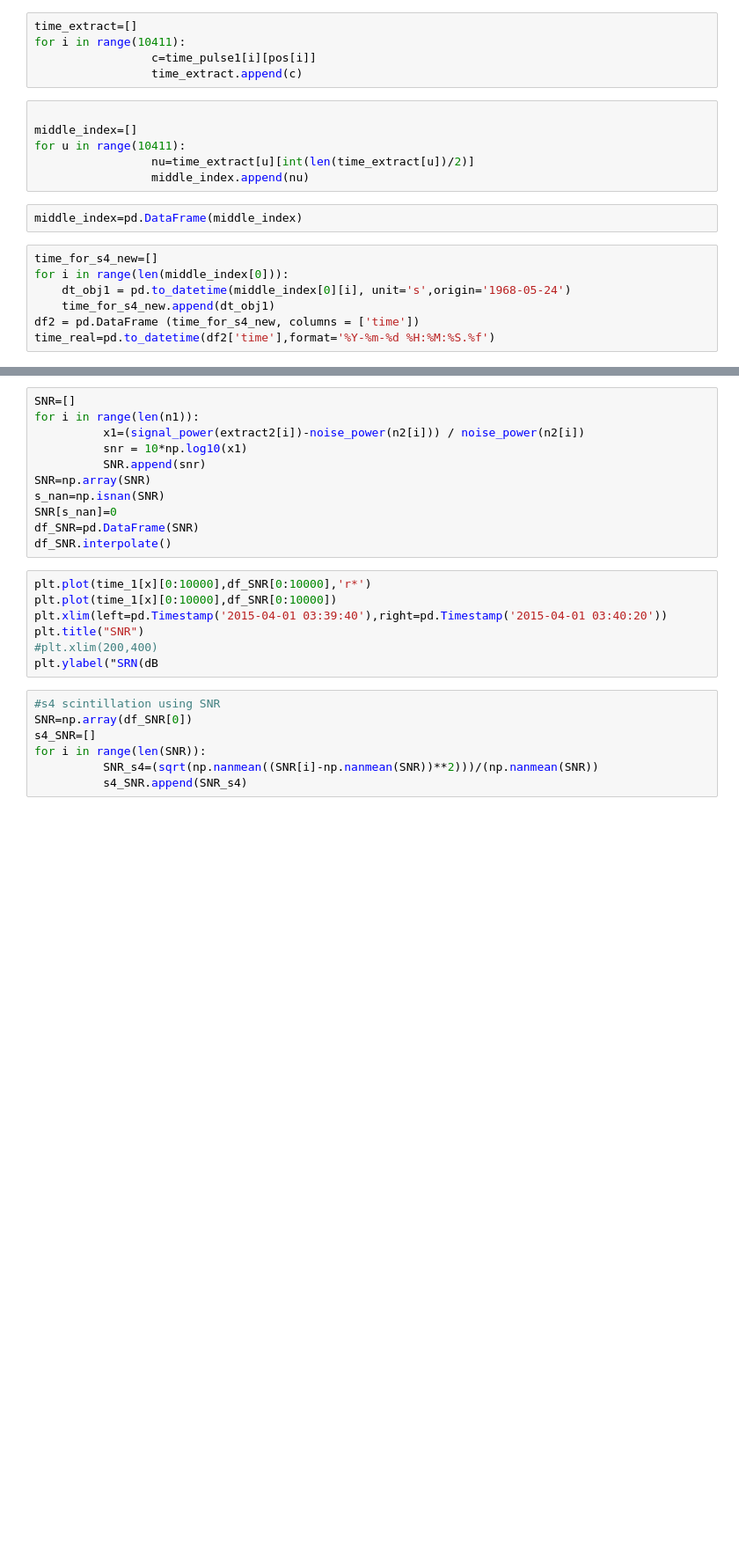
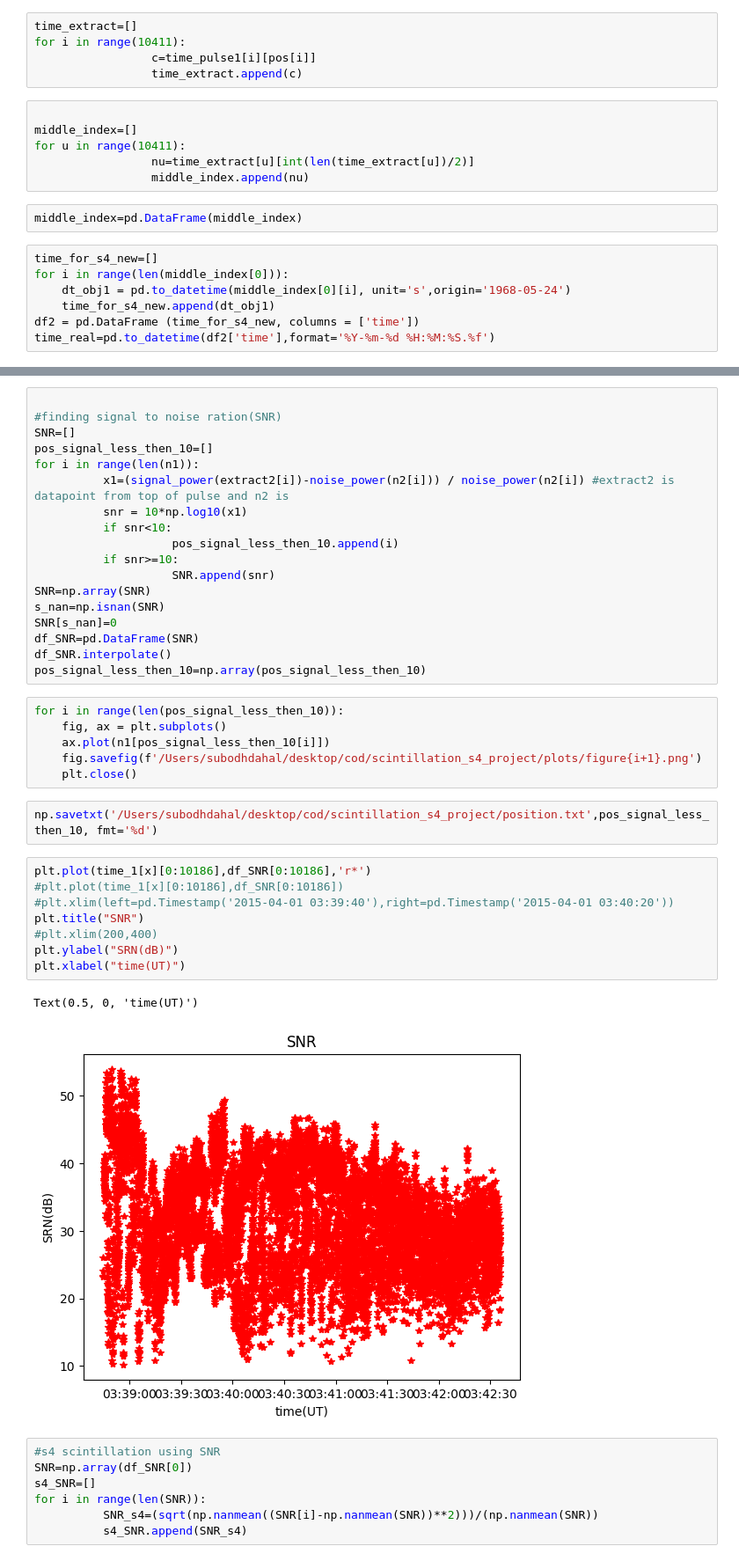
Before and after one commit to subodhdahal1988/scintillation_s4_project, a Jupyter notebook: s4_project.ipynb, the cells around one changed output, grey strips where cells are left out. Shown at 88% size. Saved outputs shown, nothing was run; the diff lists cells and outputs as text; blank space fills up the shorter version.

```diff
--- a/s4_project.ipynb
+++ b/s4_project.ipynb
@@ -262,21 +281,40 @@ def noise_power(noise_data):
 # %%
+
+#finding signal to noise ration(SNR)
 SNR=[]
+pos_signal_less_then_10=[]
 for i in range(len(n1)):
-          x1=(signal_power(extract2[i])-noise_power(n2[i])) / noise_power(n2[i])
+          x1=(signal_power(extract2[i])-noise_power(n2[i])) / noise_power(n2[i]) #extract2 is datapoint from top of pulse and n2 is
           snr = 10*np.log10(x1)
-          SNR.append(snr)
+          if snr<10:
+                    pos_signal_less_then_10.append(i)
+          if snr>=10:
+                    SNR.append(snr)
 SNR=np.array(SNR)
 s_nan=np.isnan(SNR)
 SNR[s_nan]=0
 df_SNR=pd.DataFrame(SNR)
 df_SNR.interpolate()
+pos_signal_less_then_10=np.array(pos_signal_less_then_10)
+# %%
+for i in range(len(pos_signal_less_then_10)):
+    fig, ax = plt.subplots()
+    ax.plot(n1[pos_signal_less_then_10[i]])
+    fig.savefig(f'/Users/subodhdahal/desktop/cod/scintillation_s4_project/plots/figure{i+1}.png')
+    plt.close()
+# %%
+np.savetxt('/Users/subodhdahal/desktop/cod/scintillation_s4_project/position.txt',pos_signal_less_then_10, fmt='%d')
 # %%
-plt.plot(time_1[x][0:10000],df_SNR[0:10000],'r*')
-plt.plot(time_1[x][0:10000],df_SNR[0:10000])
-plt.xlim(left=pd.Timestamp('2015-04-01 03:39:40'),right=pd.Timestamp('2015-04-01 03:40:20'))
+plt.plot(time_1[x][0:10186],df_SNR[0:10186],'r*')
+#plt.plot(time_1[x][0:10186],df_SNR[0:10186])
+#plt.xlim(left=pd.Timestamp('2015-04-01 03:39:40'),right=pd.Timestamp('2015-04-01 03:40:20'))
 plt.title("SNR")
 #plt.xlim(200,400)
-plt.ylabel("SRN(dB
+plt.ylabel("SRN(dB)")
+plt.xlabel("time(UT)")
+# %% [output]
+Text(0.5, 0, 'time(UT)')
+[figure, added]
 # %%
 #s4 scintillation using SNR
 SNR=np.array(df_SNR[0])
```
Also changed, not shown: parts of 11 cells of this notebook.
